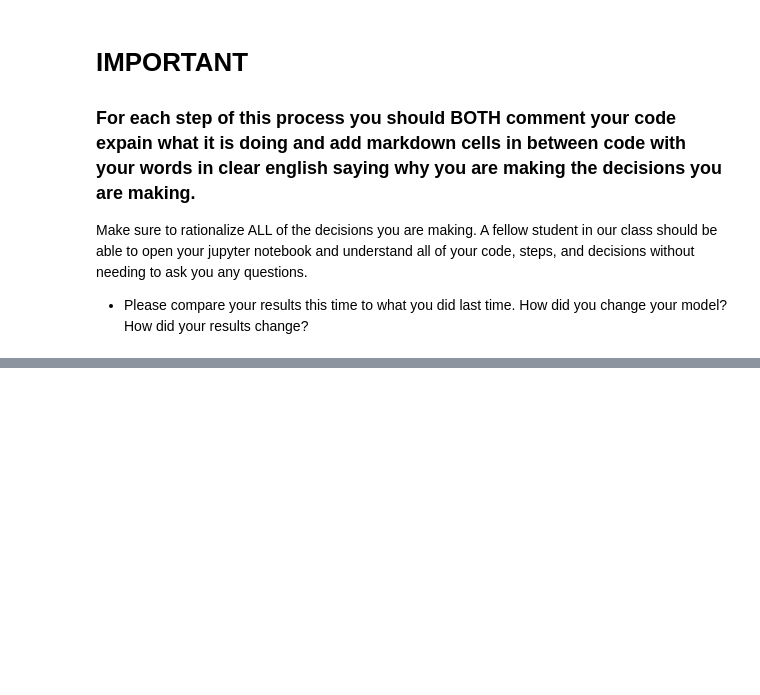
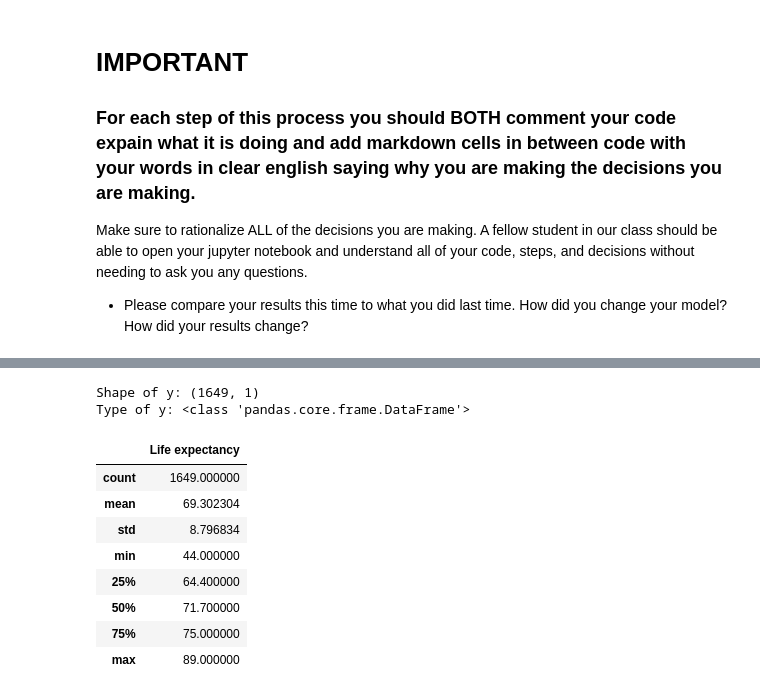
Before and after one commit to RafaelZasas/MachineLearning, a Jupyter notebook: Assignment 9 - Rafael Zasas.ipynb, the cells around one changed output, grey strips where cells are left out. Cells and saved outputs as stored; diff of their text form; code cells hidden in the pictures; blank space fills up the shorter version.

```diff
--- a/Assignment 9 - Rafael Zasas.ipynb
+++ b/Assignment 9 - Rafael Zasas.ipynb
@@ -69,0 +159,15 @@ sbn.pairplot(df,size=2.5)
+# %%
+print(f'Shape of y: {y.shape}\nType of y: {type(y)}\n')
+y.describe()  # LETS SEE WHAT KIND OF DATA WE HAVE IN THE DEPENDANT VARIABLE
+# %% [output]
+Shape of y: (1649, 1)
+Type of y: <class 'pandas.core.frame.DataFrame'>
+|  | Life expectancy |
+| count | 1649.000000 |
+| mean | 69.302304 |
+| std | 8.796834 |
+| min | 44.000000 |
+| 25% | 64.400000 |
+| 50% | 71.700000 |
+| 75% | 75.000000 |
+| max | 89.000000 |
```
Also changed, not shown: parts of 16 cells of this notebook.
